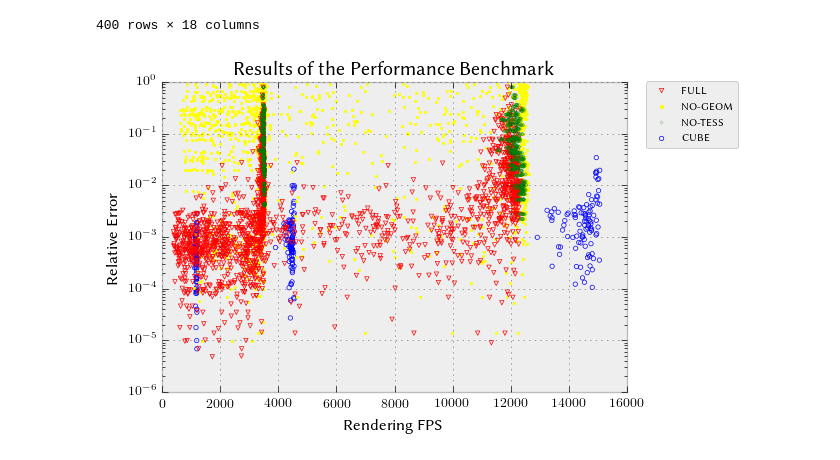
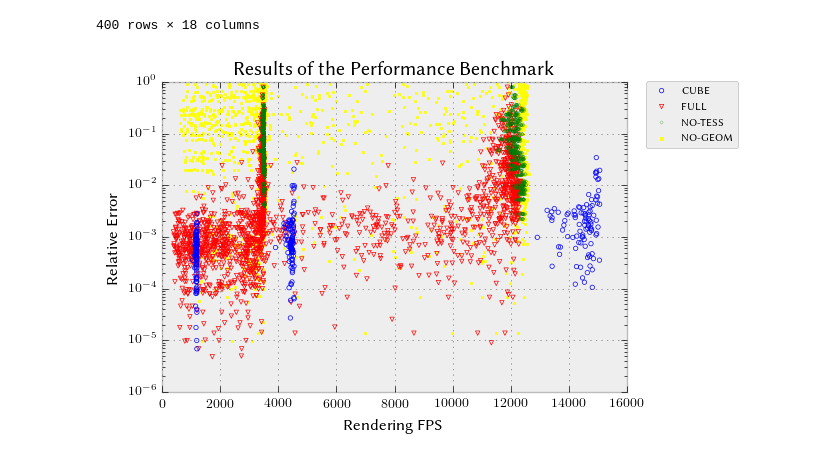
Before and after one commit to mtfranzen/quavis-benchmark, a Jupyter notebook: scripts/util/plots-performance.ipynb, the cells around one changed output. Drawn from its saved outputs; the diff is of its cells as text; code cells hidden in the pictures.

Commit message:
Added plots for the performance.

```diff
--- a/scripts/util/plots-performance.ipynb
+++ b/scripts/util/plots-performance.ipynb
@@ -182,24 +182,25 @@ dfsb = dfsb[dfsb["TESS_OFF?"] == 0]
 # %%
 f = plt.figure()
 ax = f.gca()
 
-ax.scatter(dfc["GRAPHICS_FPS"], dfc["ERROR"], color='blue', s=10, marker="o", label="CUBE", facecolor='none')
 ax.scatter(dfsg["GRAPHICS_FPS"], dfsg["ERROR"], color='yellow', s=3, marker="s", label="NO-GEOM")
 ax.scatter(dfsb["GRAPHICS_FPS"], dfsb["ERROR"], color='red', s=10, marker="v", label="FULL", facecolor='none')
 ax.scatter(dfst["GRAPHICS_FPS"], dfst["ERROR"], color='green', s=3, marker="D", label="NO-TESS", facecolor='none', linewidths=0.3, alpha=0.5)
+ax.scatter(dfc["GRAPHICS_FPS"], dfc["ERROR"], color='blue', s=10, marker="o", label="CUBE", facecolor='none')
 
 ax.set_yscale('log', basey=10)
 ax.set_ylim((10**-6,10**0))
 lx = ax.set_xlabel(r"Rendering FPS")
 ly = ax.set_ylabel(r"Relative Error")
 
 handles, labels = ax.get_legend_handles_labels()
 hl=zip(handles, labels)
-hl = [hl[i] for i in (2,1,3,0)]
+hl = [hl[i] for i in (3,1,2,0)]
 handles, labels = zip(*hl)
 lg = ax.legend(handles, labels, fontsize=8, bbox_to_anchor=(1.25,1.02), scatterpoints=1)
 t = ax.set_title(r"Results of the Performance Benchmark")
 ax.set_xlim((0,16000))
 f.savefig("plots/benchmark_lims.png", bbox_extra_artists=(lg,lx,ly,t), bbox_inches='tight', dpi=400)
+f.savefig("plots/benchmark_lims.pdf", bbox_extra_artists=(lg,lx,ly,t), bbox_inches='tight')
 # %% [output]
-[figure, old version]
+[figure, new version]
```
Also changed, not shown: 2 other files.
